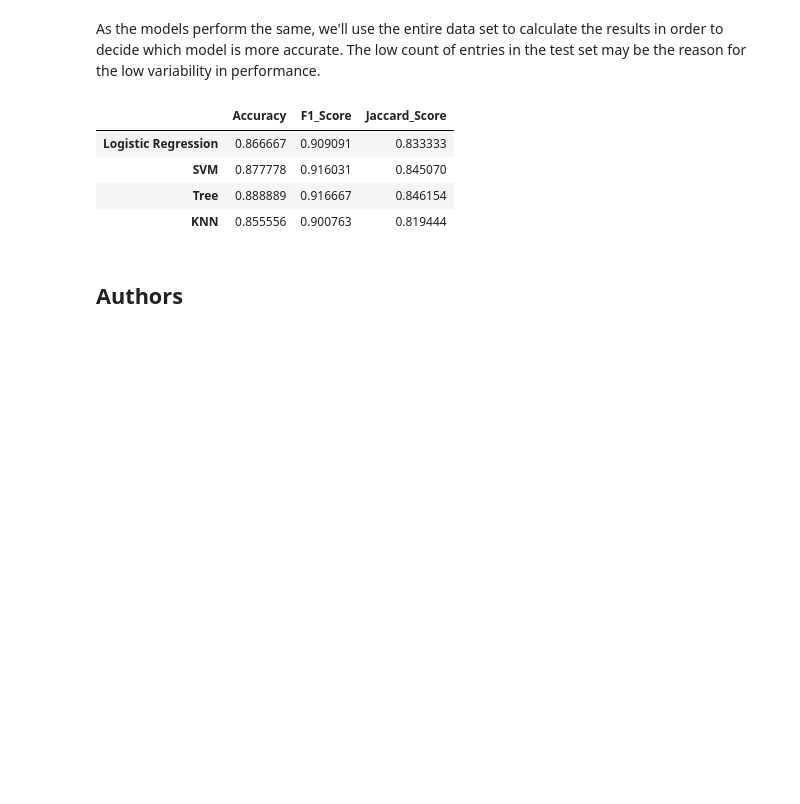
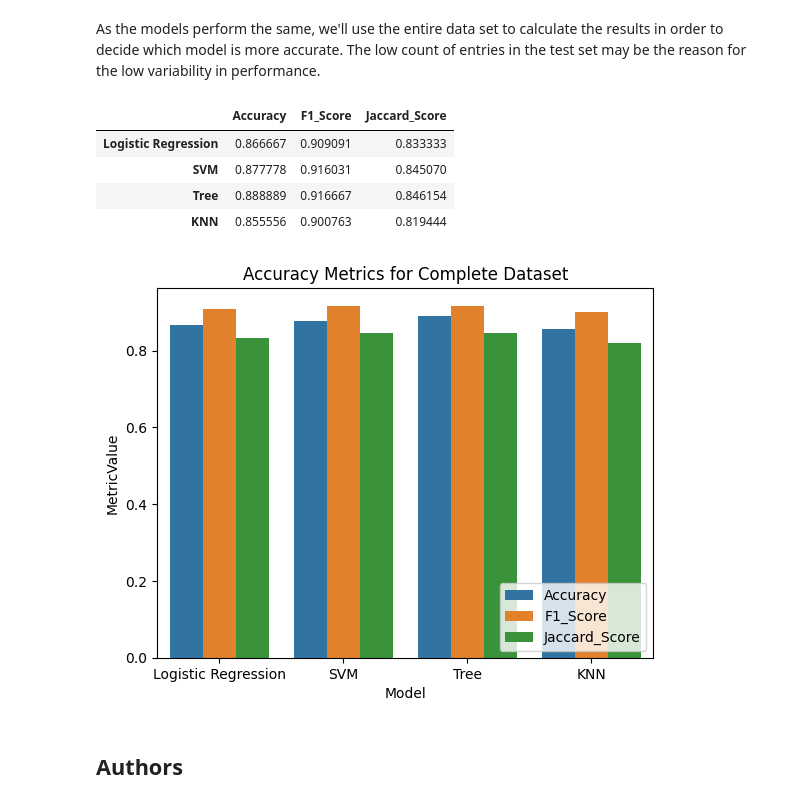
Before and after one commit to stas-shavlev/IBM-Applied-Data-Science-Capstone, a Jupyter notebook: 7-SpaceX_Machine Learning Prediction_Part_5.ipynb, the cells around one changed output. Cells and saved outputs as stored; diff of their text form; code cells hidden in the pictures; blank space fills up the shorter version.

```diff
--- a/7-SpaceX_Machine Learning Prediction_Part_5.ipynb
+++ b/7-SpaceX_Machine Learning Prediction_Part_5.ipynb
@@ -408,6 +442,15 @@ scores_all_data
 | SVM | 0.877778 | 0.916031 | 0.845070 |
 | Tree | 0.888889 | 0.916667 | 0.846154 |
 | KNN | 0.855556 | 0.900763 | 0.819444 |
+# %%
+plot_data_all_data = scores_all_data.stack().to_frame().reset_index()
+plot_data_all_data.columns = ['Model', 'MetricName', 'MetricValue']
+sns.barplot(data = plot_data_all_data, x = 'Model', y = 'MetricValue', hue = 'MetricName')
+plt.legend(loc='lower right')
+plt.title('Accuracy Metrics for Complete Dataset')
+plt.show()
+# %% [output]
+[figure, added]
 # %% [markdown]
 ## Authors
 # %% [markdown]
```
Also changed, not shown: parts of 3 cells of this notebook.
